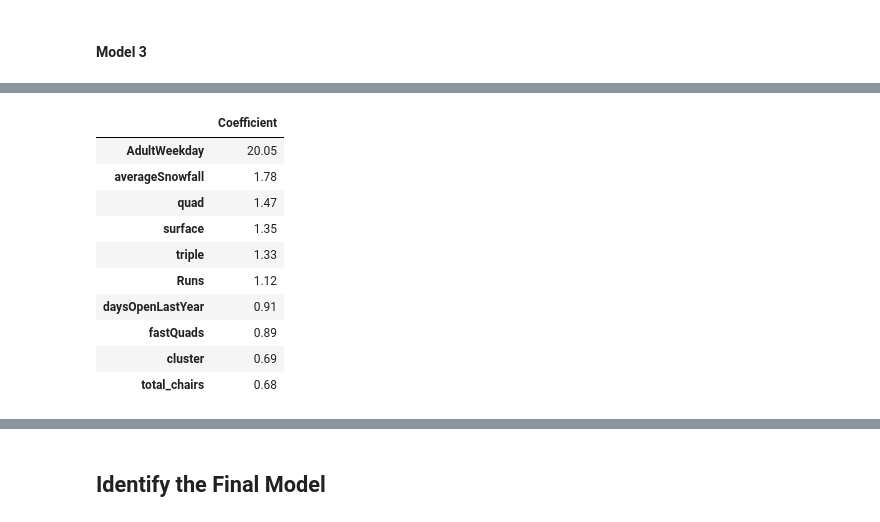
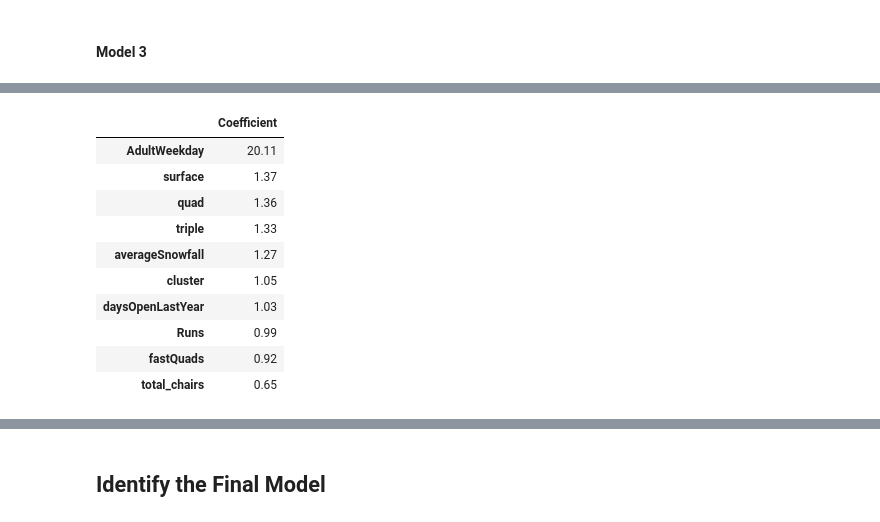
Before and after one commit to nmur1589/Guided-Capstone, a Jupyter notebook: GuidedCapstoneStep4 and step5HL.ipynb, the cells around one changed output, grey strips where cells are left out. Saved outputs shown, nothing was run; the diff lists cells and outputs as text; code cells hidden in the pictures.

```diff
--- a/GuidedCapstoneStep4 and step5HL.ipynb
+++ b/GuidedCapstoneStep4 and step5HL.ipynb
@@ -336,19 +343,19 @@ print(evs3)
 # %%
-coef = np.round(lm3.coef_,2)
+coef3 = np.round(lm3.coef_,2)
 # %%
-pd.DataFrame(abs(coef), X.columns, columns=['Coefficient']).sort_values(by='Coefficient', ascending = False).head(10)
+pd.DataFrame(abs(coef3), X.columns, columns=['Coefficient']).sort_values(by='Coefficient', ascending = False).head(10)
 # %% [output]
 |  | Coefficient |
-| AdultWeekday | 20.05 |
-| averageSnowfall | 1.78 |
-| quad | 1.47 |
-| surface | 1.35 |
+| AdultWeekday | 20.11 |
+| surface | 1.37 |
+| quad | 1.36 |
 | triple | 1.33 |
-| Runs | 1.12 |
-| daysOpenLastYear | 0.91 |
-| fastQuads | 0.89 |
-| cluster | 0.69 |
-| total_chairs | 0.68 |
+| averageSnowfall | 1.27 |
+| cluster | 1.05 |
+| daysOpenLastYear | 1.03 |
+| Runs | 0.99 |
+| fastQuads | 0.92 |
+| total_chairs | 0.65 |
 # %%
 print('Mean Absolute Error')
 print(round(mae,2),round(mae2,2),round(mae3,2))
```
Also changed, not shown: parts of 15 cells of this notebook.
